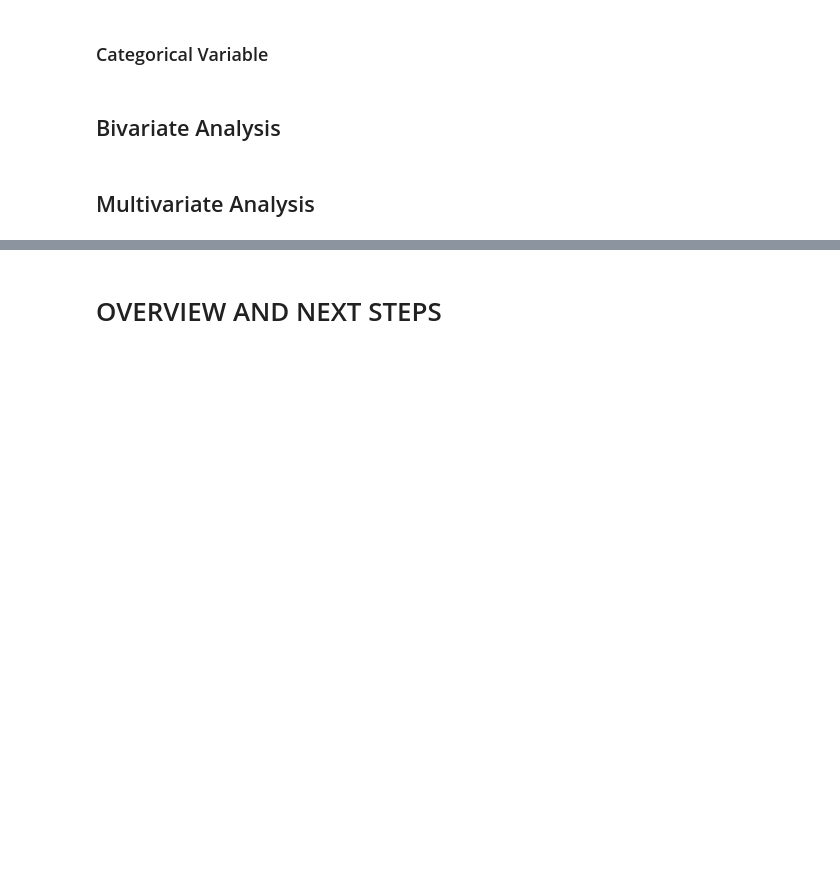
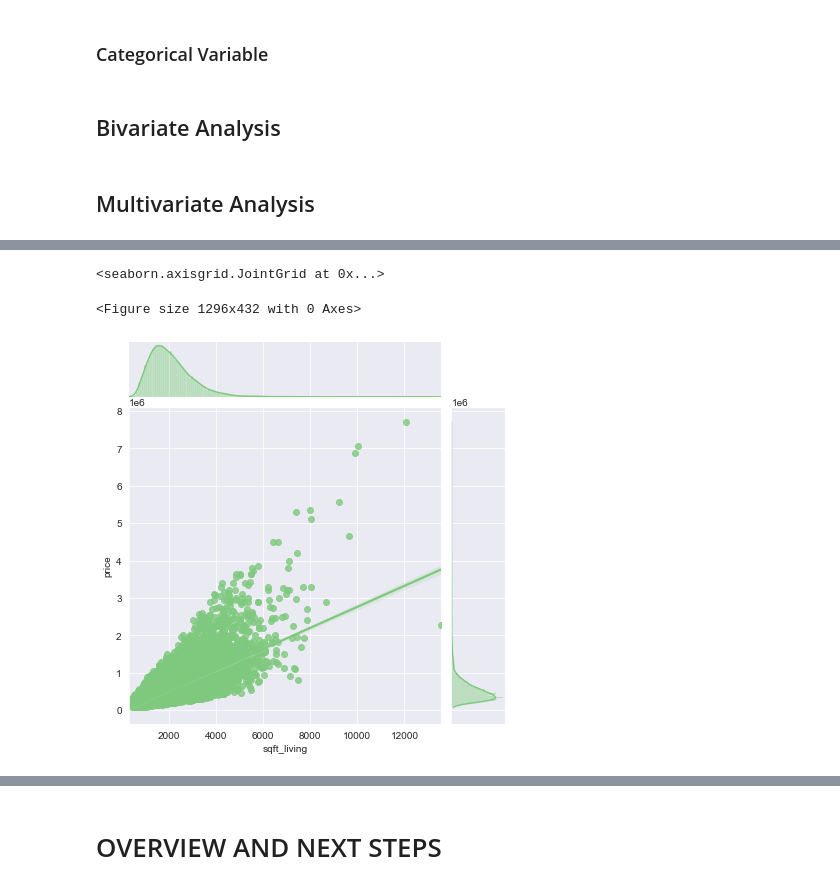
Before and after one commit to rodrigomm92/king_county_house_sales, a Jupyter notebook: insight_project_kc_houses.ipynb, the cells around one changed output, grey strips where cells are left out. Saved outputs shown, nothing was run; the diff lists cells and outputs as text; code cells hidden in the pictures; blank space fills up the shorter version.

```diff
--- a/insight_project_kc_houses.ipynb
+++ b/insight_project_kc_houses.ipynb
@@ -154,0 +208,11 @@ m.iloc[:,1:]
+# %%
+# 2)
+df_sqftlot_price = aux2[['sqft_living', 'price']].groupby('sqft_living').mean().reset_index()
+plt.figure( figsize=(18, 6) )
+sns.jointplot(data=aux2, x='sqft_living', y='price', kind='reg')
+
+# 0.70 correlation
+# %% [output]
+<seaborn.axisgrid.JointGrid at 0x...>
+<Figure size 1296x432 with 0 Axes>
+[figure, added]
```
Also changed, not shown: parts of 31 cells of this notebook.
